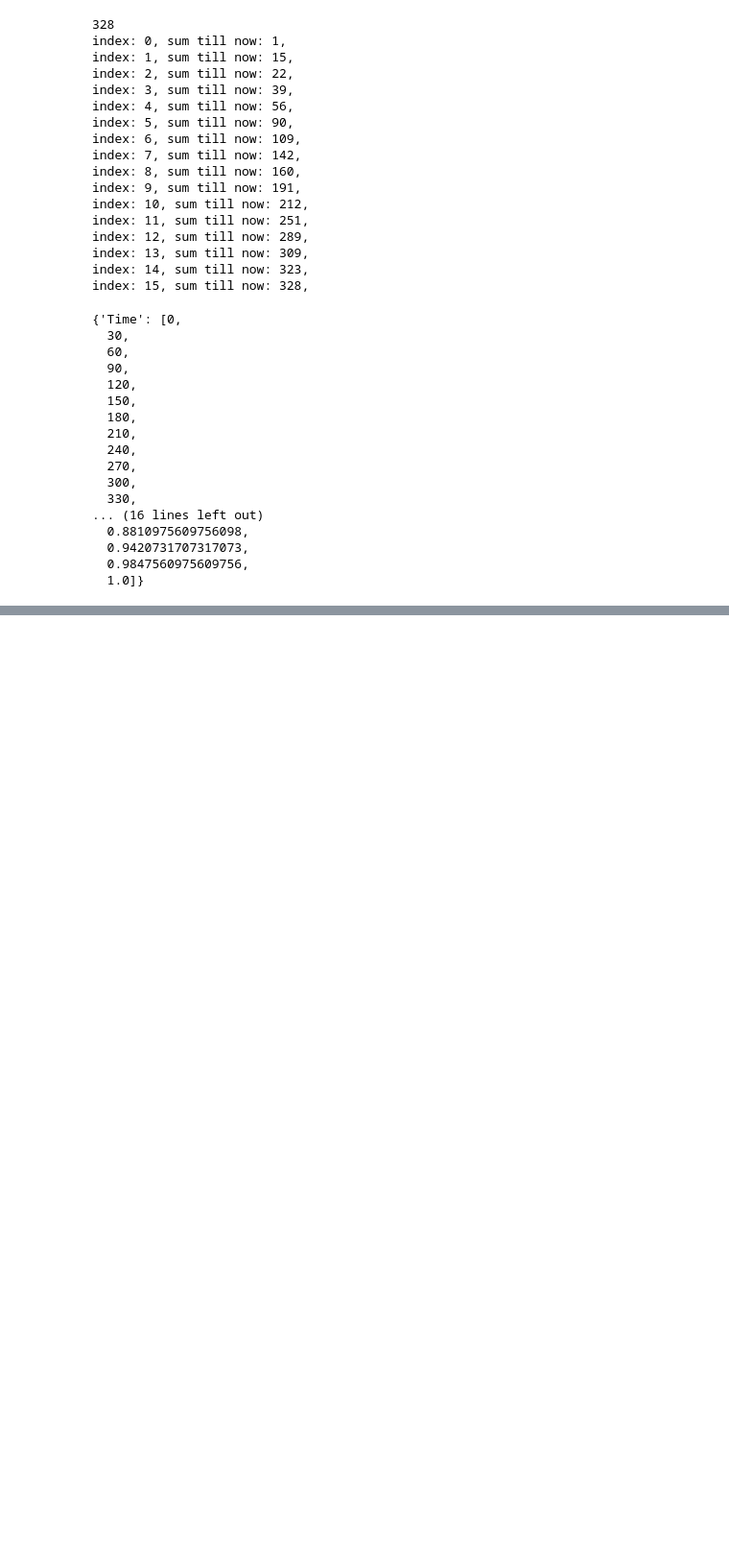
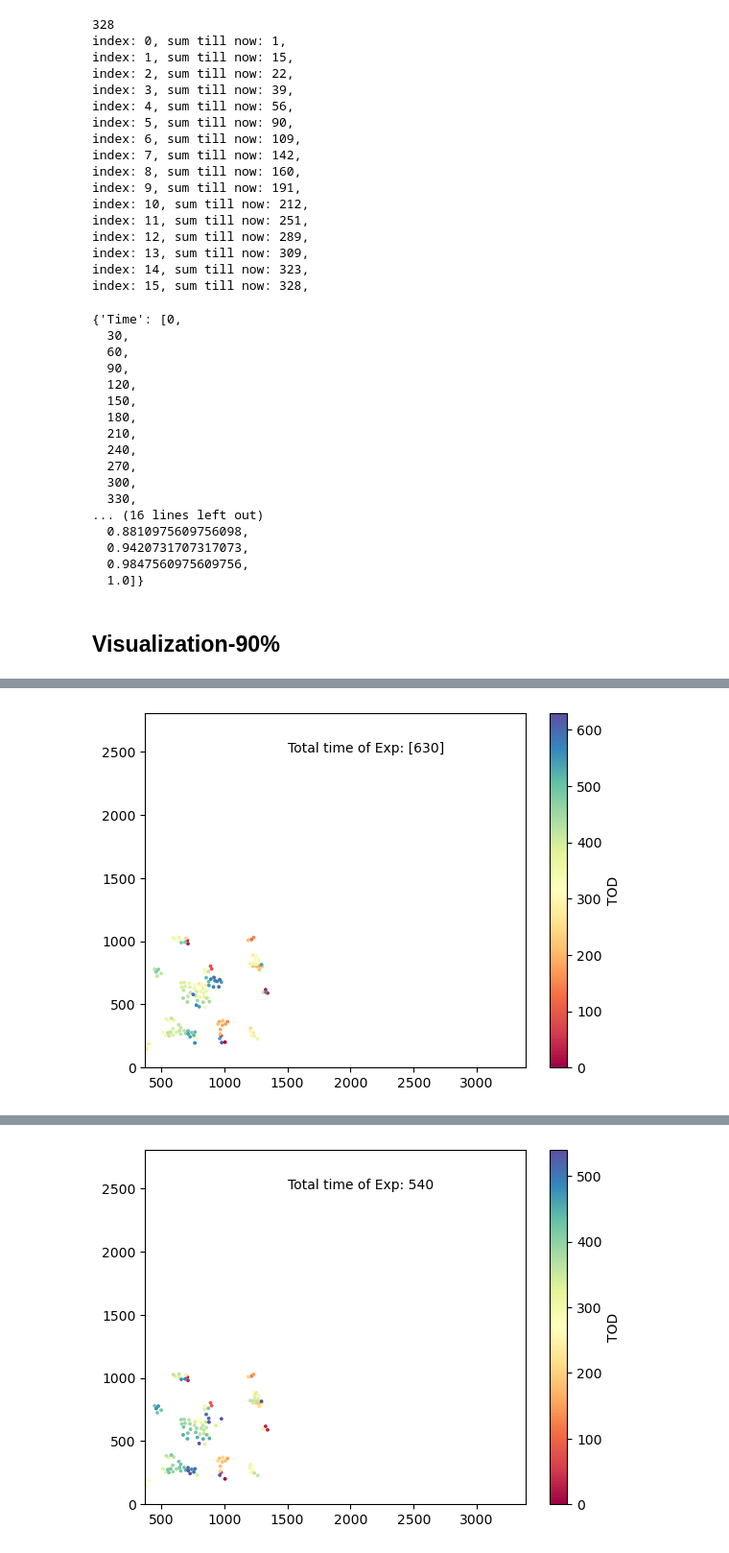
Before and after one commit to esraan/CellDeathQuantification, a Jupyter notebook: DensityAnalysis.ipynb, the cells around one changed output, grey strips where cells are left out. Shown at 96% size. Drawn from its saved outputs; the diff is of its cells as text; code cells hidden in the pictures; blank space fills up the shorter version.

Commit message:
total updates

```diff
--- a/DensityAnalysis.ipynb
+++ b/DensityAnalysis.ipynb
@@ -529,3 +529,47 @@ index: 15, sum till now: 328,
   0.9420731707317073,
   0.9847560975609756,
   1.0]}
+# %% [markdown]
+## Visualization-90%
+# %%
+def draw_cells_via_fixed_radious_according_to_xy_cordination_of_prevoius_data_single_exp(cells_location: list,
+                                                                                         cells_tod:list,
+                                                                                         cells_fixed_radious: int,
+                                                                                         **kwargs):
+
+    plt.figure(figsize=(3759,2808))
+    size = [math.pi * (cells_fixed_radious**2)]*len(cells_tod)
+    cmap = plt.cm.Spectral
+    fig, ax = plt.subplots()
+    cells_loci_x = [x[0] for x in cells_location]
+    cells_loci_y = [x[1] for x in cells_location]
+    percentile_flag = kwargs.get("percentile_flag",False)
+
+    if percentile_flag:
+        percentile_val = np.percentile(cells_tod,90)
+        cells_tod = cells_tod[cells_tod<=percentile_val]
+        cells_loci_x = cells_loci_x[:len(cells_tod)]
+        cells_loci_y = cells_loci_y[:len(cells_tod)]
+    facecolors = [cm.Spectral(x) for x in cells_tod]
+    ax.axis('equal')
+    plt.scatter(x=cells_loci_x, y= cells_loci_y,c =cells_tod,s=cells_fixed_radious, cmap=cmap,vmin=0, vmax=max(cells_tod)) #, ec="k",vmin=0, vmax=600
+    cbar = plt.colorbar()
+    cbar.set_label('TOD')
+    ax.annotate("Total time of Exp: "+str(max(cells_tod)),xy=(1500,2500))
+    plt.xlim(0,3759)
+    plt.ylim(0,2808)
+    plt.show()
+
+exp_full_path = "/Users/esraan/Library/CloudStorage/GoogleDrive-esraan@post.bgu.ac.il/My Drive/PhD materials/OldData/Experiments_XYT_CSV/OriginalTimeMinutesData/20160828_10Awt_FB_xy03.csv"
+cells_locis, cells_tod = read_experiment_cell_xy_and_death_times(exp_full_path=exp_full_path)
+draw_cells_via_fixed_radious_according_to_xy_cordination_of_prevoius_data_single_exp(cells_location=cells_locis,
+                                                                                             cells_tod= cells_tod,
+                                                                                            cells_fixed_radious=3,
+                                                                                            )
+
+draw_cells_via_fixed_radious_according_to_xy_cordination_of_prevoius_data_single_exp(cells_location = cells_locis,
+                                                                                             cells_tod = cells_tod,
+                                                                                            cells_fixed_radious = 3,
+                                                                                            percentile_flag = True
+                                                                                            )
+# %% [output]
@@ -531,0 +577 @@ index: 15, sum till now: 328,
+[figure, added]
@@ -531,0 +579 @@ index: 15, sum till now: 328,
+[figure, added]
```
Also changed, not shown: parts of 2 cells of this notebook.
